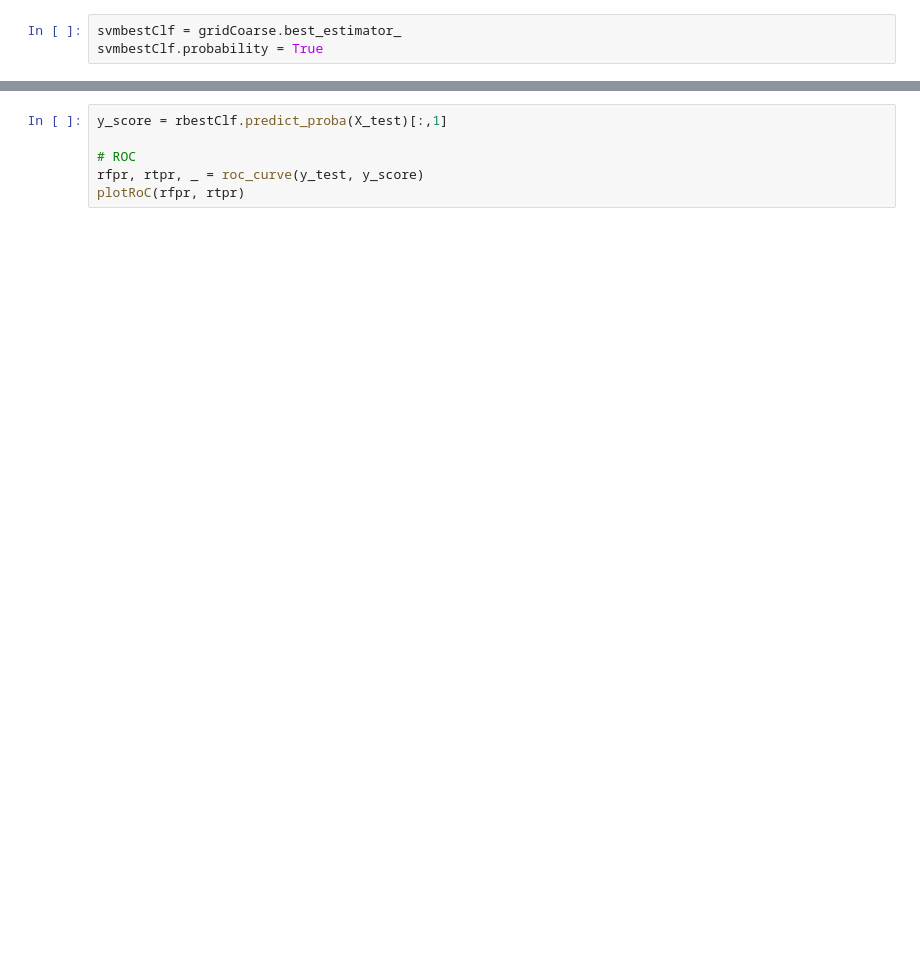
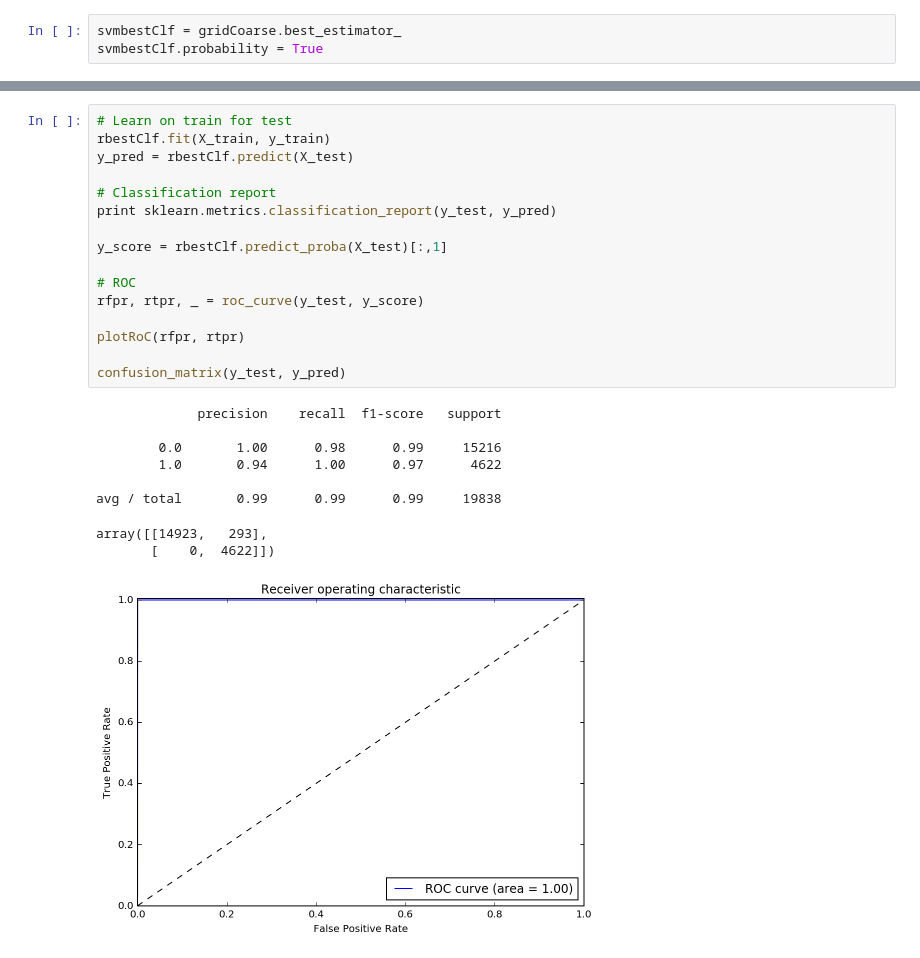
Before and after one commit to martymcwizard/CS512_link_predictor, a Jupyter notebook: ClassificationModels.ipynb, the cells around one changed output, grey strips where cells are left out. Cells and saved outputs as stored; diff of their text form; blank space fills up the shorter version.

```diff
--- a/ClassificationModels.ipynb
+++ b/ClassificationModels.ipynb
@@ -147,6 +163,26 @@ print sklearn.metrics.classification_report(y_test, y_pred)
 # %%
+# Learn on train for test
+rbestClf.fit(X_train, y_train)
+y_pred = rbestClf.predict(X_test)
+
+# Classification report
+print sklearn.metrics.classification_report(y_test, y_pred)
+
 y_score = rbestClf.predict_proba(X_test)[:,1]
 
 # ROC
 rfpr, rtpr, _ = roc_curve(y_test, y_score)
+
 plotRoC(rfpr, rtpr)
+
+confusion_matrix(y_test, y_pred)
+# %% [output]
+             precision    recall  f1-score   support
+
+        0.0       1.00      0.98      0.99     15216
+        1.0       0.94      1.00      0.97      4622
+
+avg / total       0.99      0.99      0.99     19838
+array([[14923,   293],
+       [    0,  4622]])
+[figure, added]
```
Also changed, not shown: parts of 8 cells of this notebook.
